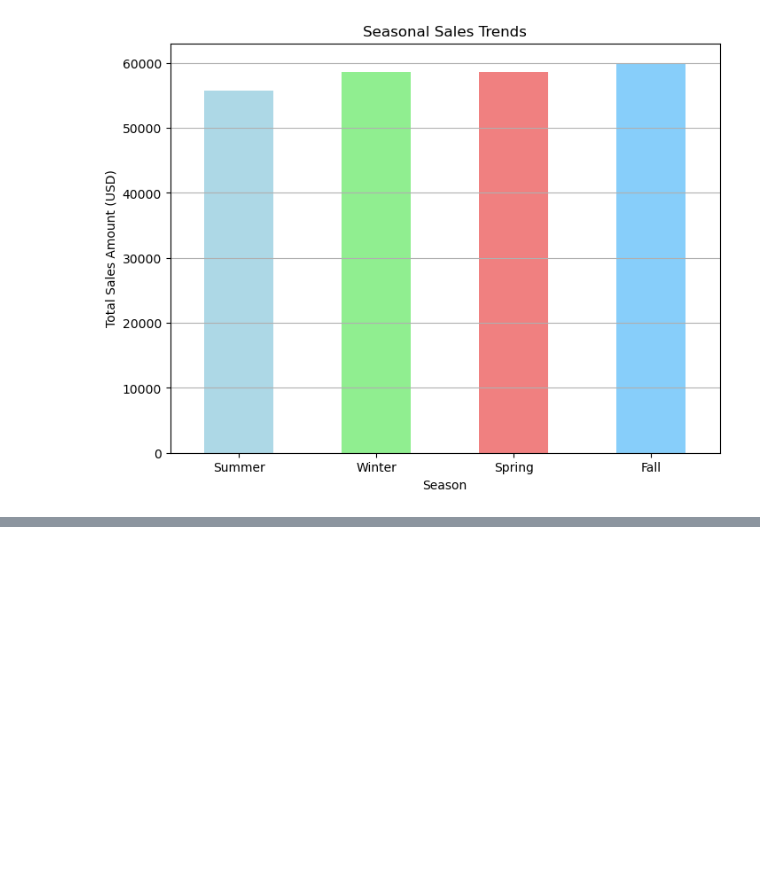
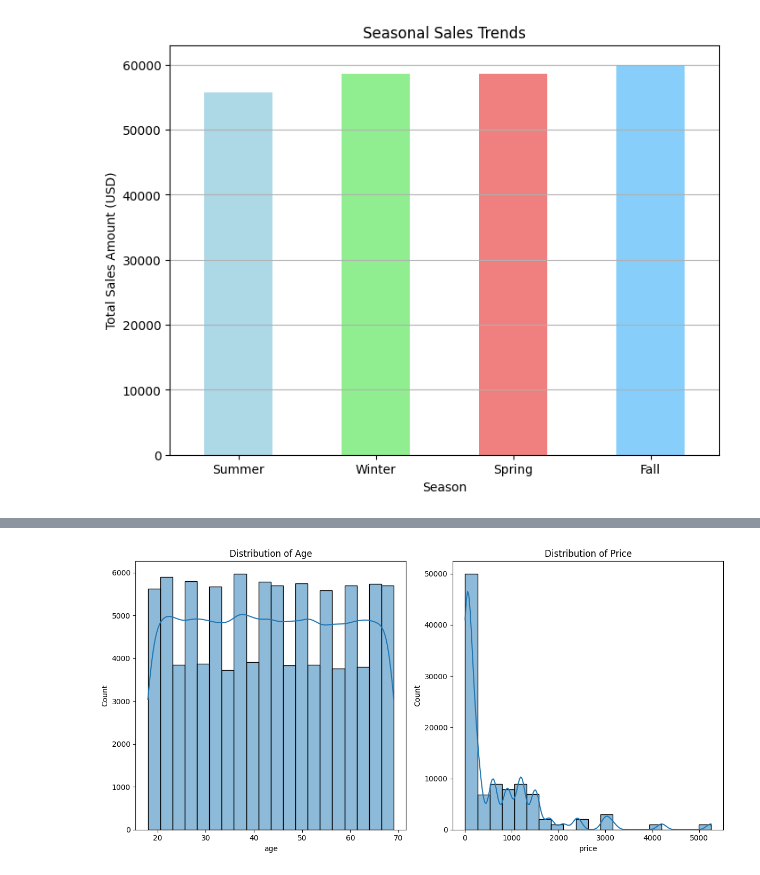
Before and after one commit to Sidhupaji-2004/Online-Retail-Transaction-Analysis, a Jupyter notebook: retail.ipynb, the cells around one changed output, grey strips where cells are left out. Saved outputs shown, nothing was run; the diff lists cells and outputs as text; code cells hidden in the pictures; blank space fills up the shorter version.

```diff
--- a/retail.ipynb
+++ b/retail.ipynb
@@ -399,0 +405,3 @@ plt.show()
+# %%
+#load dataset 2
+df = pd.read_csv('shopping_2.csv')
@@ -399,0 +449,14 @@ plt.show()
+# %%
+# Visualize the distribution of numerical variables
+plt.figure(figsize=(12, 6))
+plt.subplot(1, 2, 1)
+sns.histplot(df['age'], bins=20, kde=True)
+plt.title('Distribution of Age')
+
+plt.subplot(1, 2, 2)
+sns.histplot(df['price'], bins=20, kde=True)
+plt.title('Distribution of Price')
+plt.tight_layout()
+plt.show()
+# %% [output]
+[figure, added]
```
Also changed, not shown: parts of 20 cells of this notebook.
